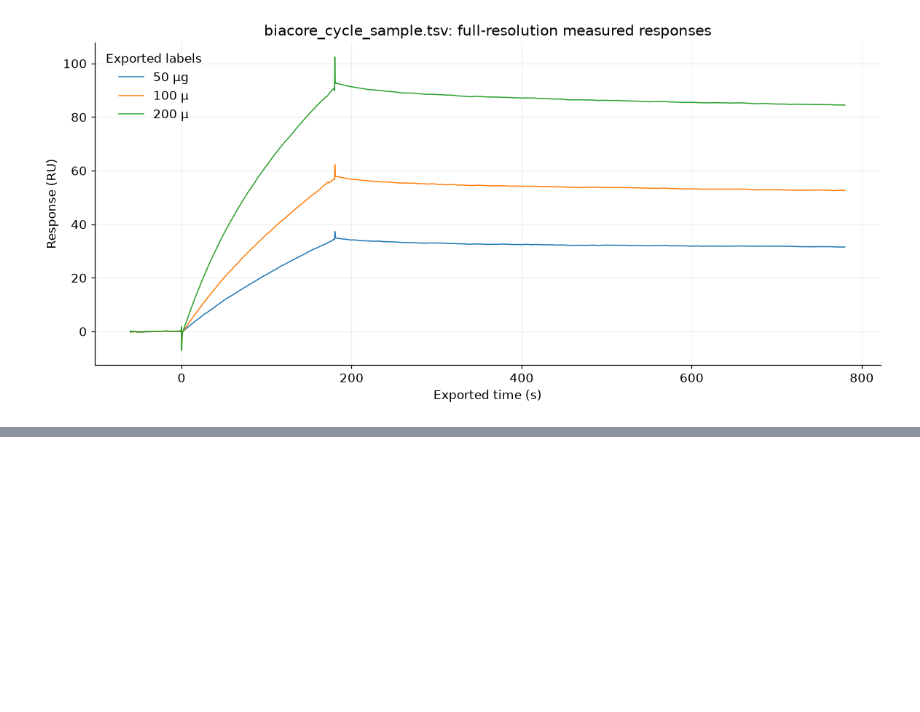
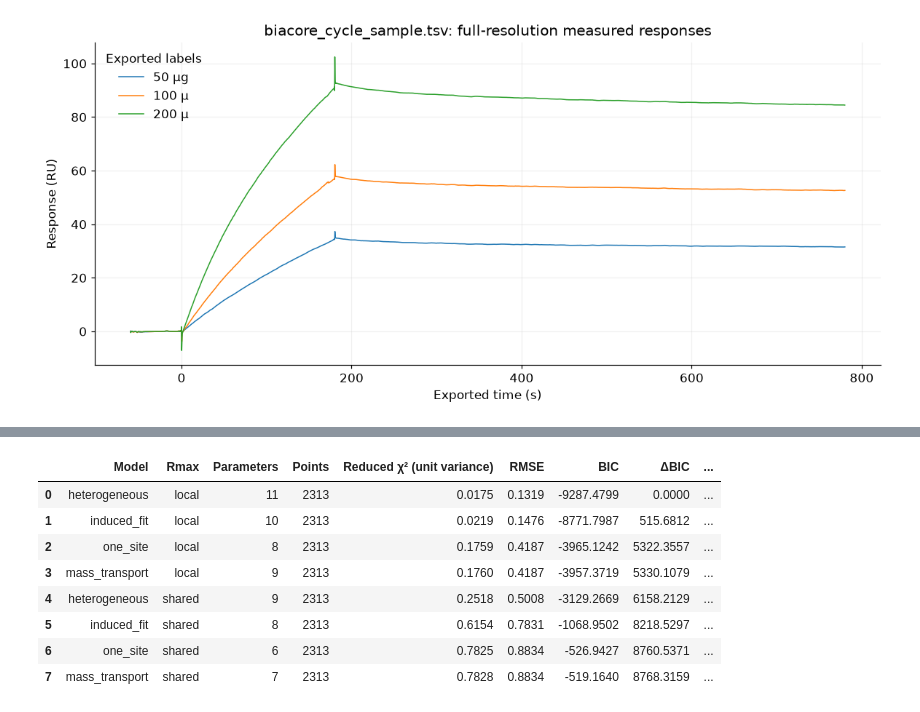
Before and after one commit to osvalB/pykingenie, a Jupyter notebook: notebooks/14_biacore_cycle_sample_import.ipynb, the cells around one changed output, grey strips where cells are left out. Cells and saved outputs as stored; diff of their text form; code cells hidden in the pictures; blank space fills up the shorter version.

```diff
--- a/notebooks/14_biacore_cycle_sample_import.ipynb
+++ b/notebooks/14_biacore_cycle_sample_import.ipynb
@@ -211,0 +272,21 @@ Selection details, missing-pair counts, provenance and licenses:
+# %%
+from spr_fitting import run_analysis, parameter_table, plot_fit, trust_assessment
+
+analysis = run_analysis(experiment, fit_metadata, n_starts=8, sensitivity=True)
+display(analysis["comparison"].style.format(precision=4, na_rep="not identified"))
+if not analysis["failures"].empty:
+    display(analysis["failures"])
+
+# Optional: export the numerical audit report with
+# from spr_fitting import save_report
+# save_report(analysis, "my_fit_report.json", data_file.stem)
+# %% [output]
+|  | Model | Rmax | Parameters | Points | Reduced χ² (unit variance) | RMSE | BIC | ΔBIC | ... |
+| 0 | heterogeneous | local | 11 | 2313 | 0.0175 | 0.1319 | -9287.4799 | 0.0000 | ... |
+| 1 | induced_fit | local | 10 | 2313 | 0.0219 | 0.1476 | -8771.7987 | 515.6812 | ... |
+| 2 | one_site | local | 8 | 2313 | 0.1759 | 0.4187 | -3965.1242 | 5322.3557 | ... |
+| 3 | mass_transport | local | 9 | 2313 | 0.1760 | 0.4187 | -3957.3719 | 5330.1079 | ... |
+| 4 | heterogeneous | shared | 9 | 2313 | 0.2518 | 0.5008 | -3129.2669 | 6158.2129 | ... |
+| 5 | induced_fit | shared | 8 | 2313 | 0.6154 | 0.7831 | -1068.9502 | 8218.5297 | ... |
+| 6 | one_site | shared | 6 | 2313 | 0.7825 | 0.8834 | -526.9427 | 8760.5371 | ... |
+| 7 | mass_transport | shared | 7 | 2313 | 0.7828 | 0.8834 | -519.1640 | 8768.3159 | ... |
```
Also changed, not shown: parts of 21 cells of this notebook, 18 other files.
